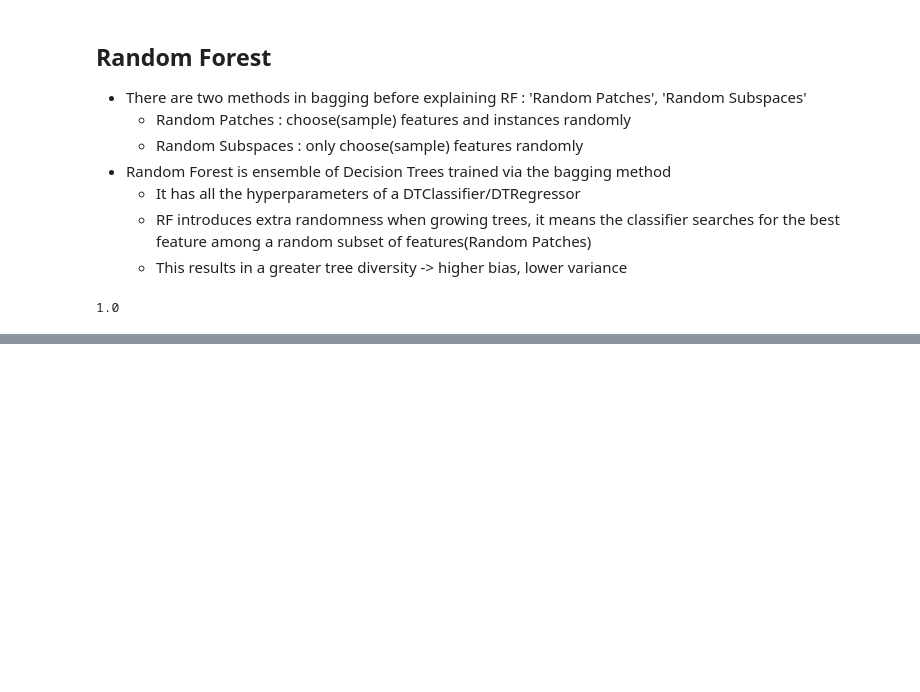
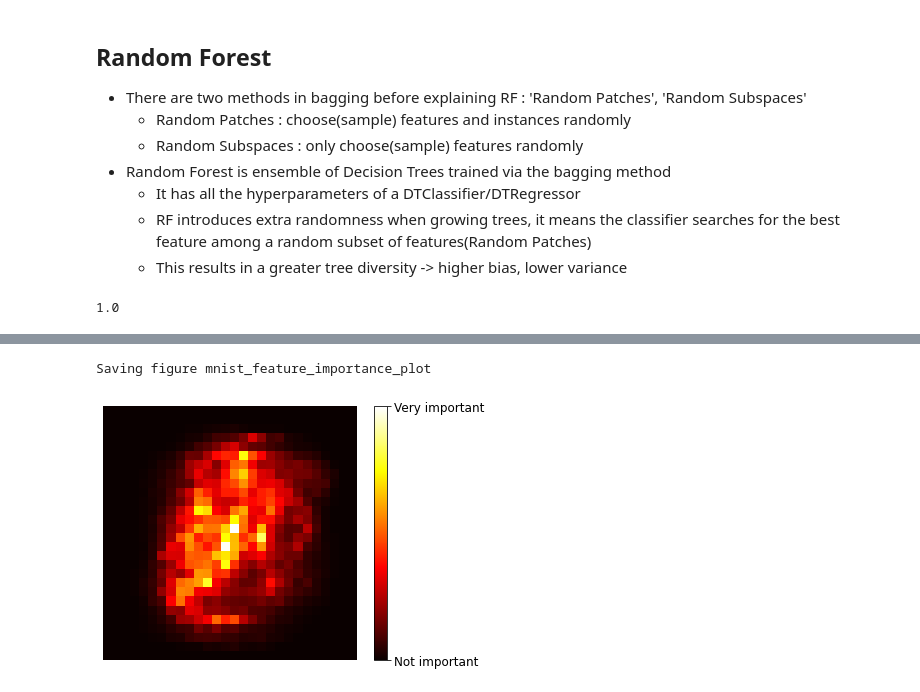
Before and after one commit to Oppo-sit/AI_AtoZ, a Jupyter notebook: Hands_on_ml/chapter_7/07_ensemble_learning.ipynb, the cells around one changed output, grey strips where cells are left out. Saved outputs shown, nothing was run; the diff lists cells and outputs as text; code cells hidden in the pictures; blank space fills up the shorter version.

```diff
--- a/Hands_on_ml/chapter_7/07_ensemble_learning.ipynb
+++ b/Hands_on_ml/chapter_7/07_ensemble_learning.ipynb
@@ -281,0 +335,11 @@ np.sum(y_pred == y_pred_rf) / len(y_pred)  # very similar predictions
+# %%
+plot_digit(rnd_clf.feature_importances_)
+
+cbar = plt.colorbar(ticks=[rnd_clf.feature_importances_.min(), rnd_clf.feature_importances_.max()])
+cbar.ax.set_yticklabels(['Not important', 'Very important'])
+
+save_fig("mnist_feature_importance_plot")
+plt.show()
+# %% [output]
+Saving figure mnist_feature_importance_plot
+[figure, added]
```
Also changed, not shown: parts of 37 cells of this notebook, 5 other files.
